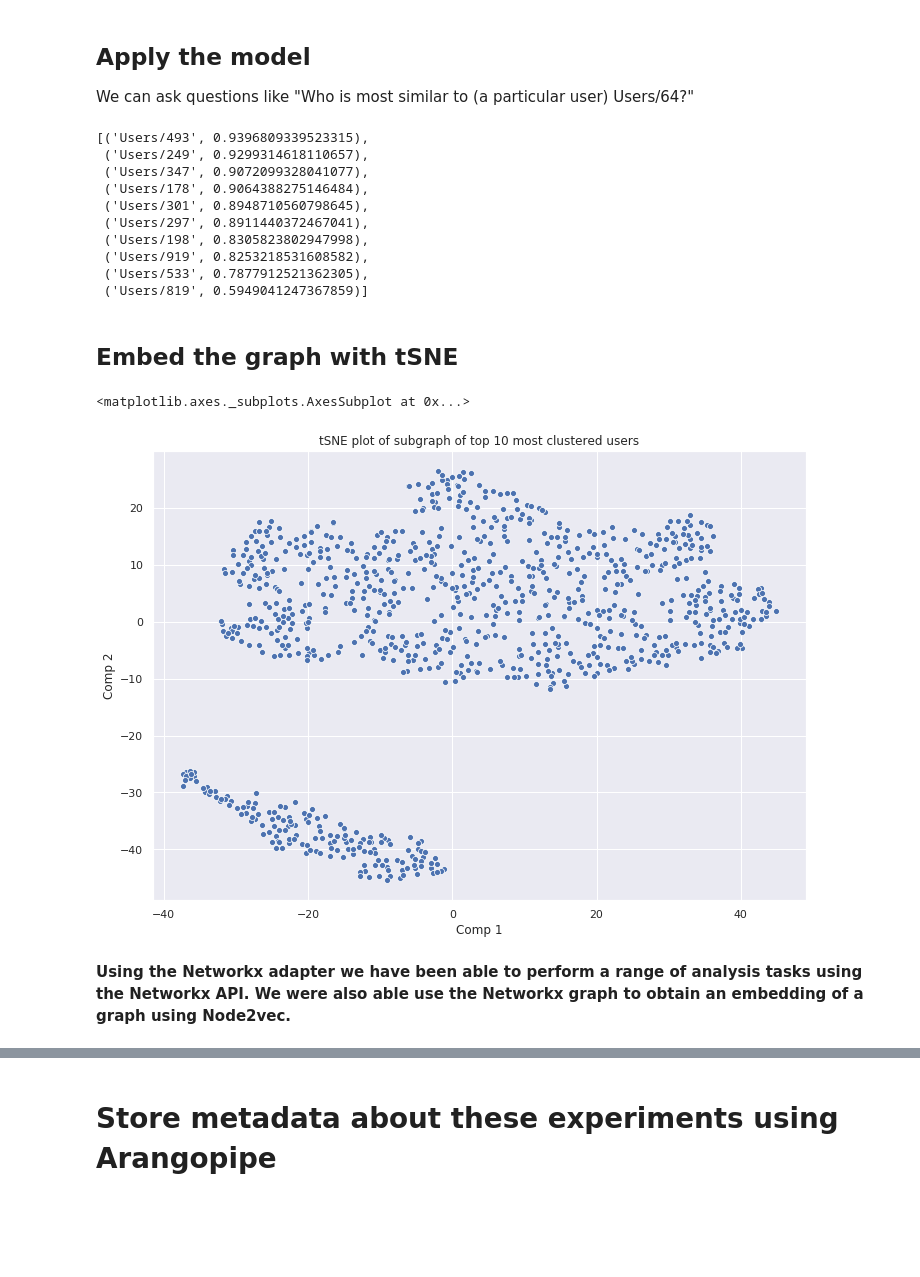
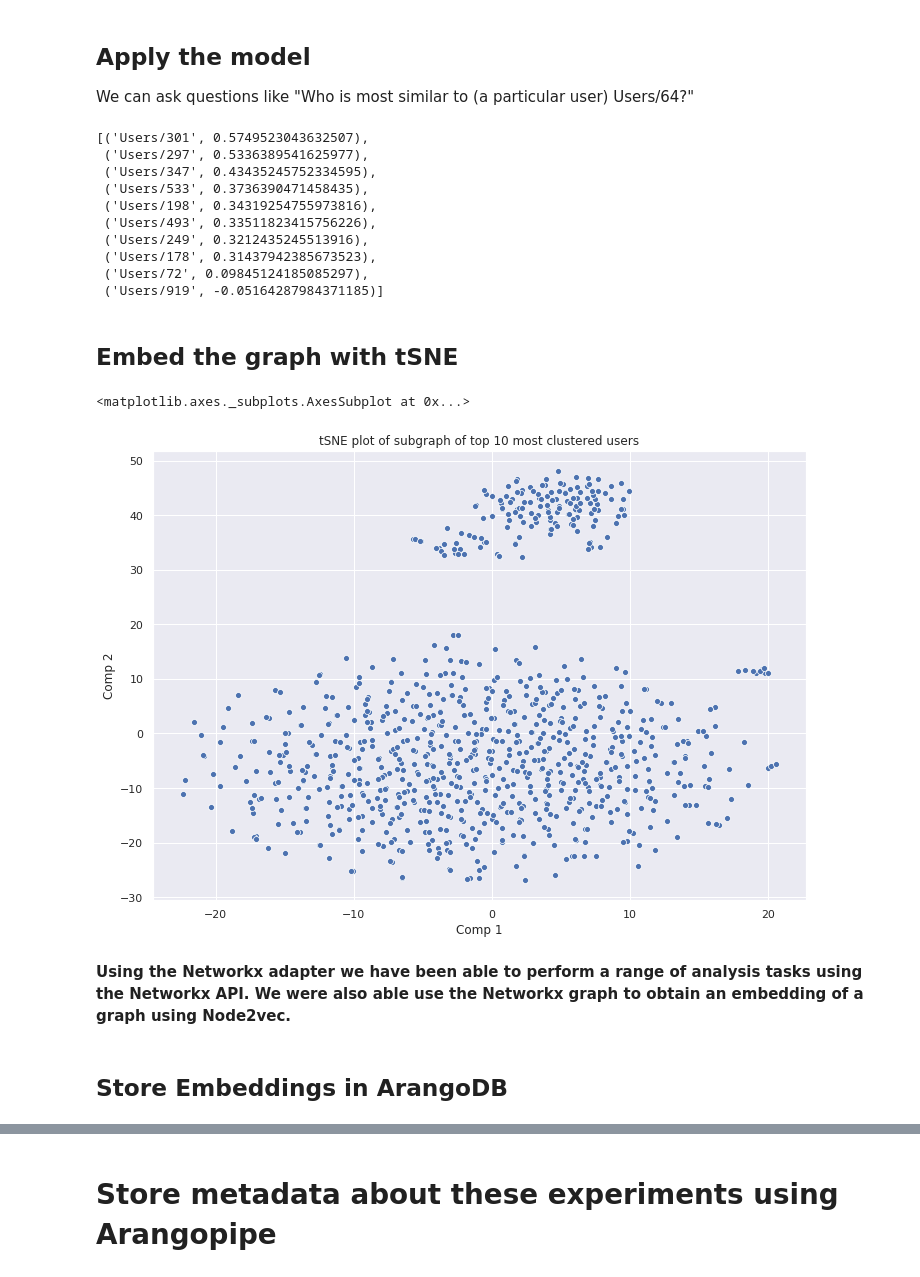
Before and after one commit to arangoml/networkx-adapter, a Jupyter notebook: examples/IMDB_Networkx_Adapter.ipynb, the cells around one changed output, grey strips where cells are left out. Cells and saved outputs as stored; diff of their text form; code cells hidden in the pictures; blank space fills up the shorter version.

Commit message:
Added detailed narrative of leveraging networkx and node2vec using the Networkx-Adapter.

```diff
--- a/examples/IMDB_Networkx_Adapter.ipynb
+++ b/examples/IMDB_Networkx_Adapter.ipynb
@@ -487,7 +492,7 @@ len(list(proj_user.edges()))
 ## Embed the sub-graph using Node2vec
 # %%
 from node2vec import Node2Vec
-node2vec = Node2Vec(proj_user, dimensions=64, walk_length=10, num_walks=100, workers=4)
+node2vec = Node2Vec(proj_user, dimensions=64, walk_length=100, num_walks=100, workers=4)
 # %%
 model = node2vec.fit(window=10, min_count=1, batch_words=4)
 # %%
@@ -500,33 +505,35 @@ We can ask questions like "Who is most similar to (a particular user) Users/64?"
 # %%
 model.wv.most_similar(t10cu[2])
 # %% [output]
-[('Users/493', 0.9396809339523315),
- ('Users/249', 0.9299314618110657),
- ('Users/347', 0.9072099328041077),
- ('Users/178', 0.9064388275146484),
- ('Users/301', 0.8948710560798645),
- ('Users/297', 0.8911440372467041),
- ('Users/198', 0.8305823802947998),
- ('Users/919', 0.8253218531608582),
- ('Users/533', 0.7877912521362305),
- ('Users/819', 0.5949041247367859)]
+[('Users/301', 0.5749523043632507),
+ ('Users/297', 0.5336389541625977),
+ ('Users/347', 0.43435245752334595),
+ ('Users/533', 0.3736390471458435),
+ ('Users/198', 0.34319254755973816),
+ ('Users/493', 0.33511823415756226),
+ ('Users/249', 0.3212435245513916),
+ ('Users/178', 0.31437942385673523),
+ ('Users/72', 0.09845124185085297),
+ ('Users/919', -0.05164287984371185)]
 # %% [markdown]
 ## Embed the graph with tSNE
 # %%
-t10cu_emb = [list(model.wv.get_vector(n)) for n in proj_user.nodes()]
+t10cu_emb = { n: list(model.wv.get_vector(n)) for n in proj_user.nodes()}
 # %%
 import numpy as np
 from matplotlib  import cm
 from sklearn.manifold import TSNE
 fig = plt.figure(figsize=(11.7,8.27))
 plt.grid(True)
 plt.xlabel("Comp 1")
 plt.ylabel("Comp 2")
 plt.title("tSNE plot of subgraph of top 10 most clustered users")
-t10cu_embedded = TSNE(n_components=2).fit_transform(t10cu_emb)
+t10cu_embedded = TSNE(n_components=2).fit_transform(list(t10cu_emb.values()))
 sns.scatterplot(t10cu_embedded[:,0], t10cu_embedded[:,1])
 # %% [output]
 <matplotlib.axes._subplots.AxesSubplot at 0x...>
-[figure, old version]
+[figure, new version]
 # %% [markdown]
 __Using the Networkx adapter we have been able to perform a range of analysis tasks using the Networkx API. We were also able use the Networkx graph to obtain an embedding of a graph using Node2vec.__
+# %% [markdown]
+## Store Embeddings in ArangoDB
```
Also changed, not shown: parts of 10 cells of this notebook, 1 other file.
